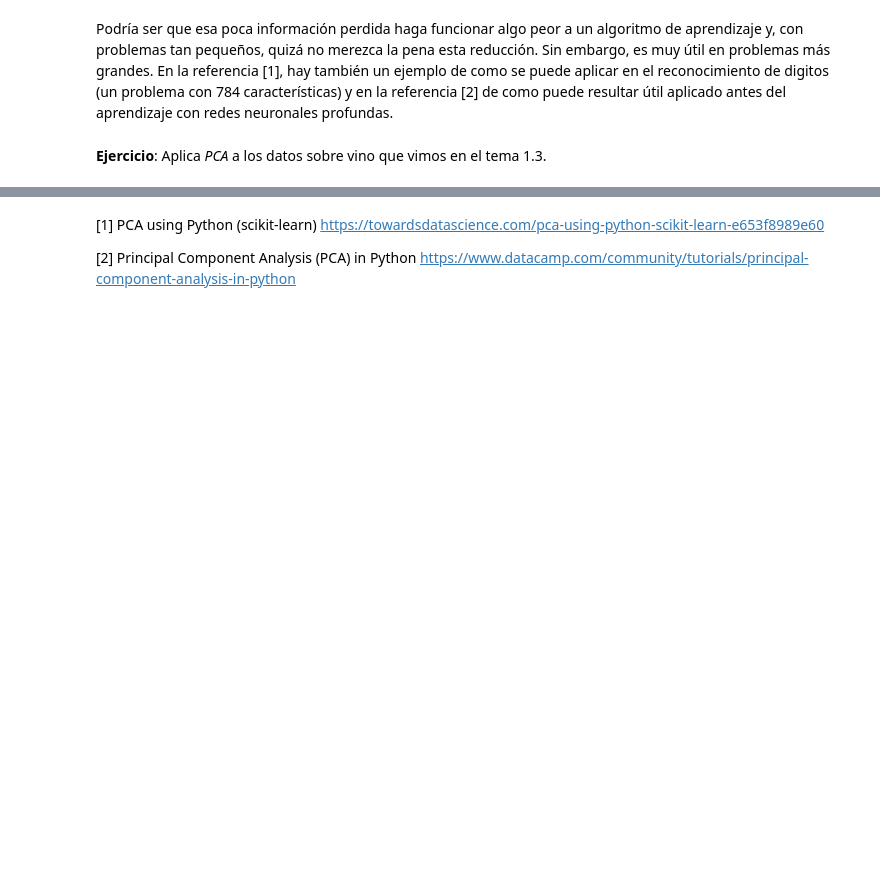
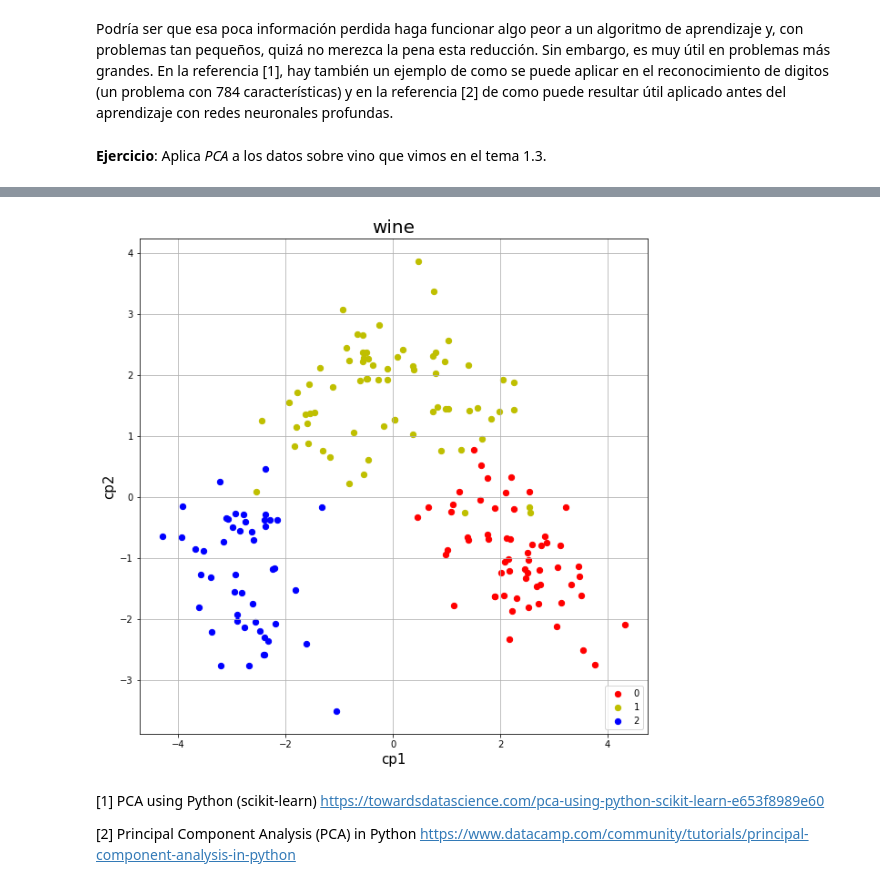
Before and after one commit to golly10/PVD, a Jupyter notebook: Tema 3/T3-1/T3-1_PCA.ipynb, the cells around one changed output, grey strips where cells are left out. Saved outputs shown, nothing was run; the diff lists cells and outputs as text; code cells hidden in the pictures; blank space fills up the shorter version.

Commit message:
Dataset selected and ready to start the assigment

```diff
--- a/Tema 3/T3-1/T3-1_PCA.ipynb
+++ b/Tema 3/T3-1/T3-1_PCA.ipynb
@@ -192,3 +194,13 @@ pca.explained_variance_ratio_
 Podría ser que esa poca información perdida haga funcionar algo peor a un algoritmo de aprendizaje y, con problemas tan pequeños, quizá no merezca la pena esta reducción. Sin embargo, es muy útil en problemas más grandes. En la referencia [1], hay también un ejemplo de como se puede aplicar en el reconocimiento de digitos (un problema con 784 características) y en la referencia [2] de como puede resultar útil aplicado antes del aprendizaje con redes neuronales profundas.
 # %% [markdown]
 **Ejercicio**: Aplica *PCA* a los datos sobre vino que vimos en el tema 1.3.
+# %%
+from sklearn.datasets import load_wine
+
+wine_data = load_wine()
+# %%
+x = pd.DataFrame(wine_data["data"], columns=wine_data["feature_names"])
+
+y = pd.DataFrame(wine_data["target"], columns=["class"])
+
+x
@@ -194,0 +221,3 @@ Podría ser que esa poca información perdida haga funcionar algo peor a un algo
+# %%
+x = pd.DataFrame(preprocessing.StandardScaler().fit_transform(x), columns=wine_data["feature_names"])
+x
@@ -195,3 +238,22 @@ Podría ser que esa poca información perdida haga funcionar algo peor a un algo
+# %%
+# Componentes principales
+pca = decomposition.PCA(n_components=2)
+xpca = pca.fit_transform(x)
+
+fig = pyplot.figure(figsize = (10,10))
+ax = fig.add_subplot(1,1,1)
+ax.set_xlabel('cp1', fontsize = 15)
+ax.set_ylabel('cp2', fontsize = 15)
+ax.set_title('wine', fontsize = 20)
+objetivos = [0, 1, 2]
+colores = ['r', 'y', 'b']
+for obj, c in zip(objetivos, colores):
+    seleccionados = np.array(y == obj)[:,0]
+    ax.scatter(xpca[seleccionados, 0], xpca[seleccionados, 1], s=40, color= c)
+ax.legend(objetivos, loc="lower right")
+ax.grid()
+# %% [output]
+[figure, added]
 # %% [markdown]
 [1] PCA using Python (scikit-learn) https://towardsdatascience.com/pca-using-python-scikit-learn-e653f8989e60
 
```
Also changed, not shown: parts of 4 cells of this notebook, 4 other files.
